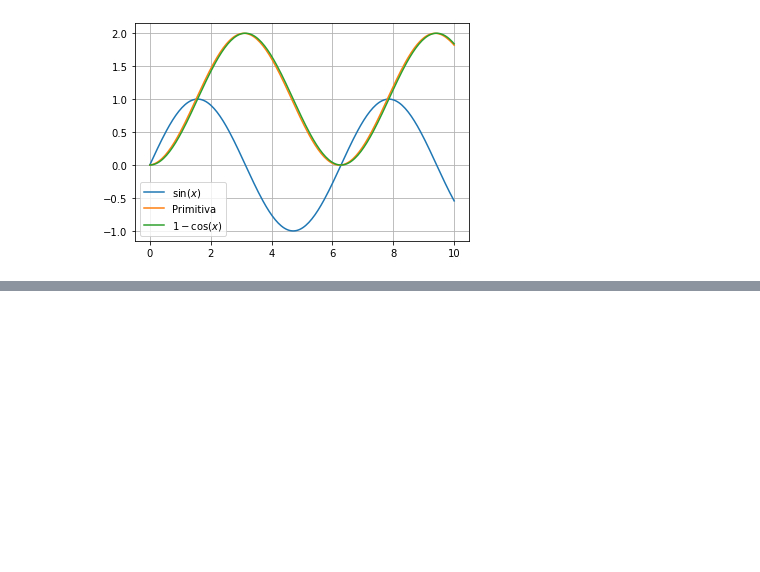
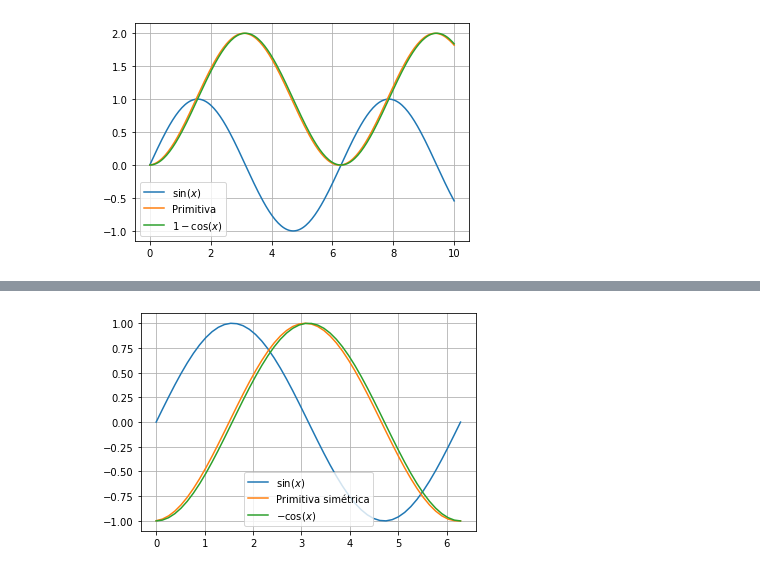
Before and after one commit to richmf/FisComp26-2, a Jupyter notebook: Primitiva.ipynb, the cells around one changed output, grey strips where cells are left out. Drawn from its saved outputs; the diff is of its cells as text; code cells hidden in the pictures; blank space fills up the shorter version.

```diff
--- a/Primitiva.ipynb
+++ b/Primitiva.ipynb
@@ -54,0 +68,12 @@ for i in range(-4,1):
+# %%
+x = np.linspace(0,2*np.pi)
+y = np.sin(x)
+int_y_sim = primitiva_sim(y,x,ci=-1)
+Y = -np.cos(x)
+plt.plot(x,y,label=r'$\sin(x)$')
+plt.plot(x,int_y_sim,label=r'Primitiva simétrica')
+plt.plot(x,Y,label=r'$-\cos(x)$')
+plt.grid(),plt.legend()
+plt.show()
+# %% [output]
+[figure, added]
```
Also changed, not shown: parts of 3 cells of this notebook.
